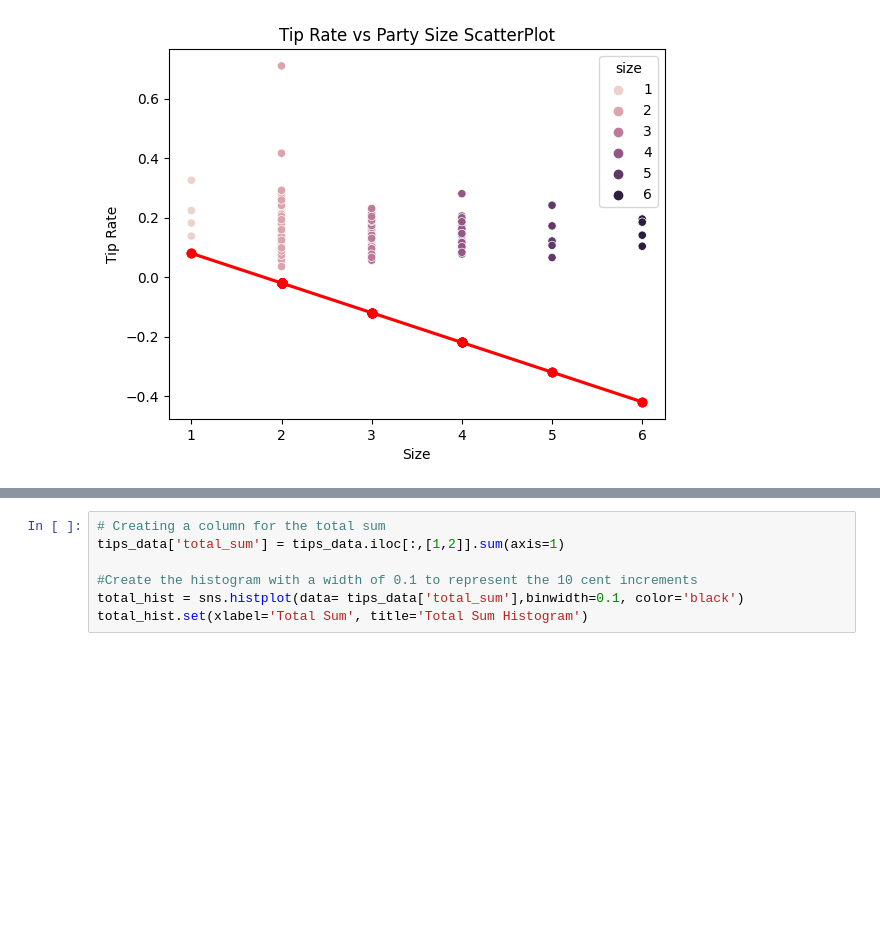
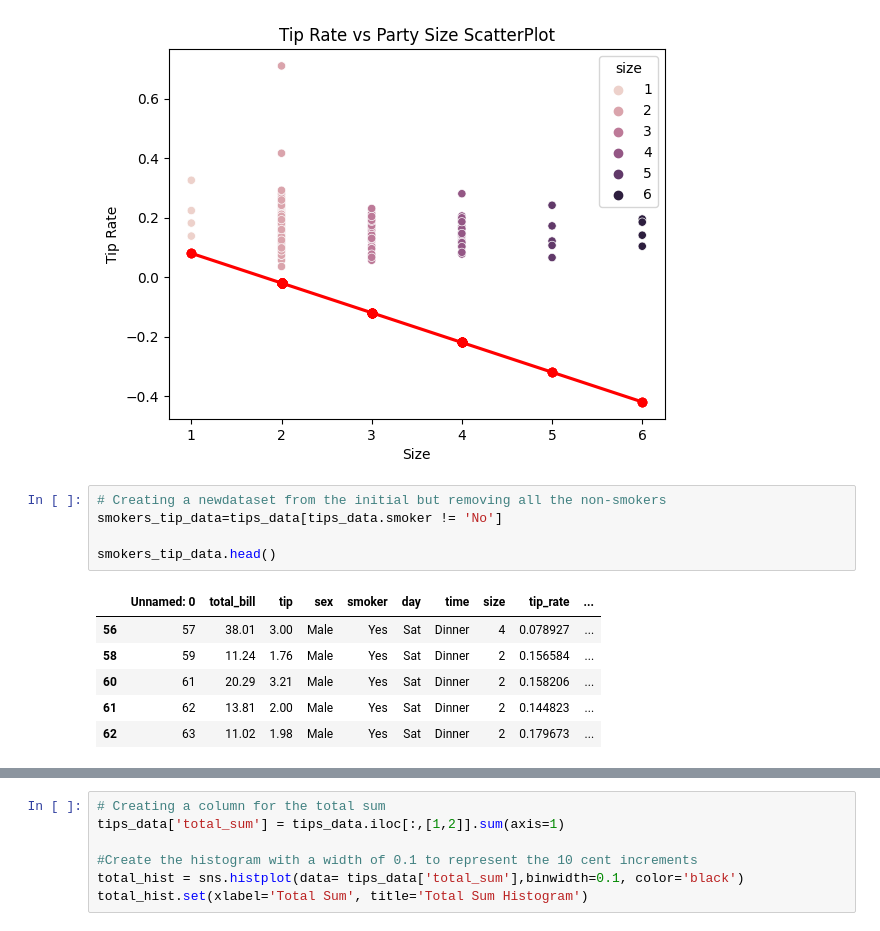
Before and after one commit to AliZ786/COMP-333, a Jupyter notebook: Assignments/Assignment1/LabAssignment1.ipynb, the cells around one changed output, grey strips where cells are left out. Saved outputs shown, nothing was run; the diff lists cells and outputs as text; blank space fills up the shorter version.

```diff
--- a/Assignments/Assignment1/LabAssignment1.ipynb
+++ b/Assignments/Assignment1/LabAssignment1.ipynb
@@ -72,5 +72,17 @@ tip_rate_scatter.set(xlabel='Size', ylabel='Tip Rate', title='Tip Rate vs Party
  Text(0, 0.5, 'Tip Rate'),
  Text(0.5, 1.0, 'Tip Rate vs Party Size ScatterPlot')]
 [figure]
+# %%
+# Creating a newdataset from the initial but removing all the non-smokers
+smokers_tip_data=tips_data[tips_data.smoker != 'No']
+
+smokers_tip_data.head()
+# %% [output]
+|  | Unnamed: 0 | total_bill | tip | sex | smoker | day | time | size | tip_rate | ... |
+| 56 | 57 | 38.01 | 3.00 | Male | Yes | Sat | Dinner | 4 | 0.078927 | ... |
+| 58 | 59 | 11.24 | 1.76 | Male | Yes | Sat | Dinner | 2 | 0.156584 | ... |
+| 60 | 61 | 20.29 | 3.21 | Male | Yes | Sat | Dinner | 2 | 0.158206 | ... |
+| 61 | 62 | 13.81 | 2.00 | Male | Yes | Sat | Dinner | 2 | 0.144823 | ... |
+| 62 | 63 | 11.02 | 1.98 | Male | Yes | Sat | Dinner | 2 | 0.179673 | ... |
 # %%
 # creating a boxplot for smokers
```
Also changed, not shown: parts of 3 cells of this notebook, 1 other file.
